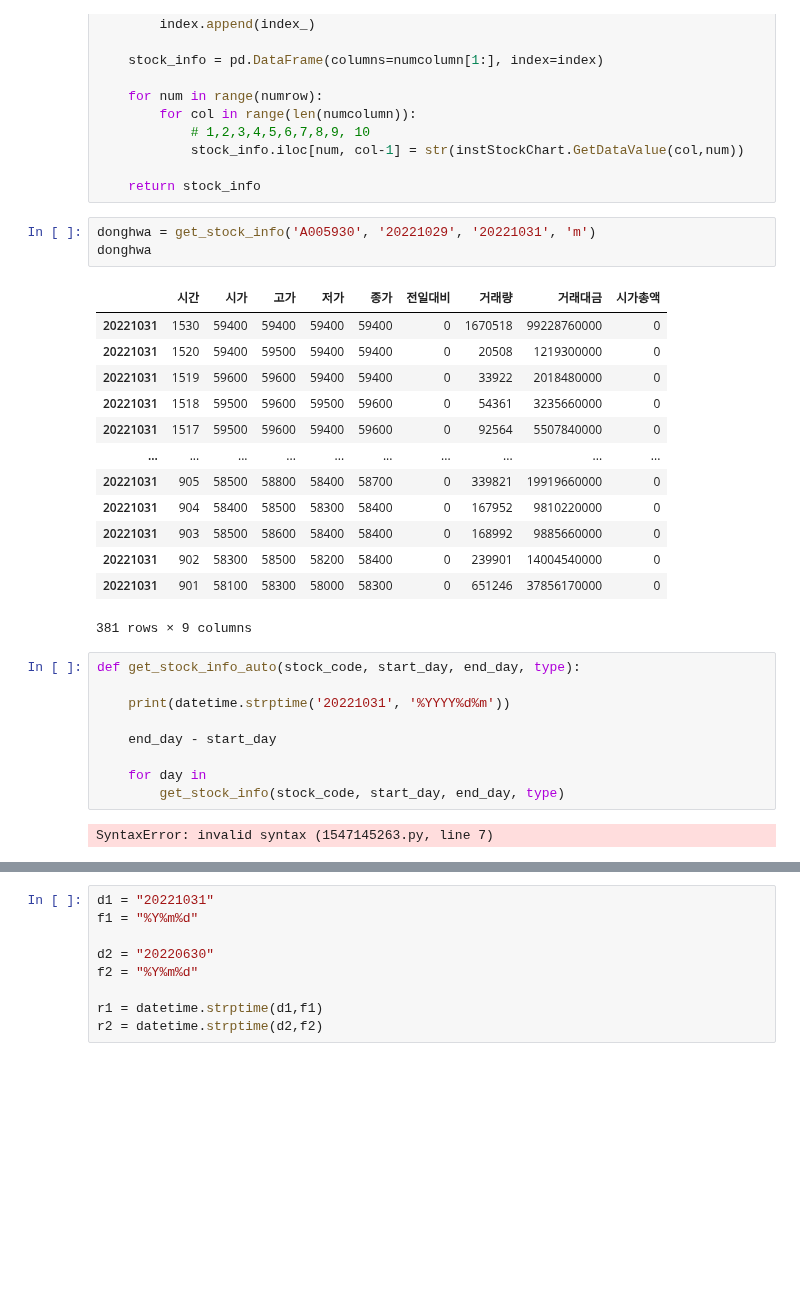
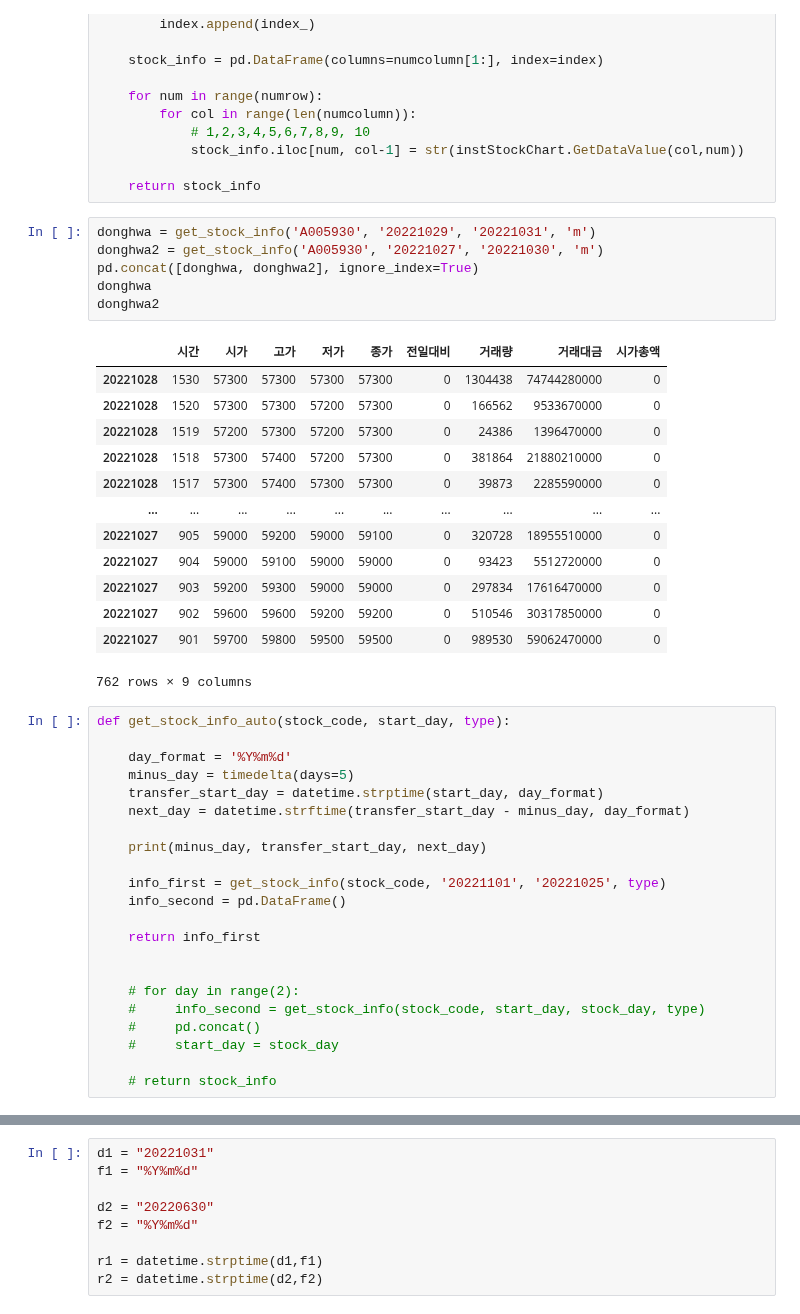
Before and after one commit to hwanghyeonjun98/trading, a Jupyter notebook: systrader.ipynb, the cells around one changed output, grey strips where cells are left out. Drawn from its saved outputs; the diff is of its cells as text; blank space fills up the shorter version.

```diff
--- a/systrader.ipynb
+++ b/systrader.ipynb
@@ -169,29 +169,43 @@ def get_stock_info(stock_code, start_day, end_day, type):
     return stock_info
 # %%
 donghwa = get_stock_info('A005930', '20221029', '20221031', 'm')
+donghwa2 = get_stock_info('A005930', '20221027', '20221030', 'm')
+pd.concat([donghwa, donghwa2], ignore_index=True)
 donghwa
+donghwa2
 # %% [output]
 |  | 시간 | 시가 | 고가 | 저가 | 종가 | 전일대비 | 거래량 | 거래대금 | 시가총액 |
-| 20221031 | 1530 | 59400 | 59400 | 59400 | 59400 | 0 | 1670518 | 99228760000 | 0 |
-| 20221031 | 1520 | 59400 | 59500 | 59400 | 59400 | 0 | 20508 | 1219300000 | 0 |
-| 20221031 | 1519 | 59600 | 59600 | 59400 | 59400 | 0 | 33922 | 2018480000 | 0 |
-| 20221031 | 1518 | 59500 | 59600 | 59500 | 59600 | 0 | 54361 | 3235660000 | 0 |
-| 20221031 | 1517 | 59500 | 59600 | 59400 | 59600 | 0 | 92564 | 5507840000 | 0 |
+| 20221028 | 1530 | 57300 | 57300 | 57300 | 57300 | 0 | 1304438 | 74744280000 | 0 |
+| 20221028 | 1520 | 57300 | 57300 | 57200 | 57300 | 0 | 166562 | 9533670000 | 0 |
+| 20221028 | 1519 | 57200 | 57300 | 57200 | 57300 | 0 | 24386 | 1396470000 | 0 |
+| 20221028 | 1518 | 57300 | 57400 | 57200 | 57300 | 0 | 381864 | 21880210000 | 0 |
+| 20221028 | 1517 | 57300 | 57400 | 57300 | 57300 | 0 | 39873 | 2285590000 | 0 |
 | ... | ... | ... | ... | ... | ... | ... | ... | ... | ... |
-| 20221031 | 905 | 58500 | 58800 | 58400 | 58700 | 0 | 339821 | 19919660000 | 0 |
-| 20221031 | 904 | 58400 | 58500 | 58300 | 58400 | 0 | 167952 | 9810220000 | 0 |
-| 20221031 | 903 | 58500 | 58600 | 58400 | 58400 | 0 | 168992 | 9885660000 | 0 |
-| 20221031 | 902 | 58300 | 58500 | 58200 | 58400 | 0 | 239901 | 14004540000 | 0 |
-| 20221031 | 901 | 58100 | 58300 | 58000 | 58300 | 0 | 651246 | 37856170000 | 0 |
+| 20221027 | 905 | 59000 | 59200 | 59000 | 59100 | 0 | 320728 | 18955510000 | 0 |
+| 20221027 | 904 | 59000 | 59100 | 59000 | 59000 | 0 | 93423 | 5512720000 | 0 |
+| 20221027 | 903 | 59200 | 59300 | 59000 | 59000 | 0 | 297834 | 17616470000 | 0 |
+| 20221027 | 902 | 59600 | 59600 | 59200 | 59200 | 0 | 510546 | 30317850000 | 0 |
+| 20221027 | 901 | 59700 | 59800 | 59500 | 59500 | 0 | 989530 | 59062470000 | 0 |
-381 rows × 9 columns
+762 rows × 9 columns
-# %%
-def get_stock_info_auto(stock_code, start_day, end_day, type):
-
-    print(datetime.strptime('20221031', '%YYYY%d%m'))
-
-    end_day - start_day
-
-    for day in
-        get_stock_info(stock_code, start_day, end_day, type)
-# %% [output]
-SyntaxError: invalid syntax (1547145263.py, line 7)
+# %%
+def get_stock_info_auto(stock_code, start_day, type):
+
+    day_format = '%Y%m%d'
+    minus_day = timedelta(days=5)
+    transfer_start_day = datetime.strptime(start_day, day_format)
+    next_day = datetime.strftime(transfer_start_day - minus_day, day_format)
+
+    print(minus_day, transfer_start_day, next_day)
+
+    info_first = get_stock_info(stock_code, '20221101', '20221025', type)
+    info_second = pd.DataFrame()
+
+    return info_first
+
+
+    # for day in range(2):
+    #     info_second = get_stock_info(stock_code, start_day, stock_day, type)
+    #     pd.concat()
+    #     start_day = stock_day
+
+    # return stock_info
```
Also changed, not shown: parts of 4 cells of this notebook.
